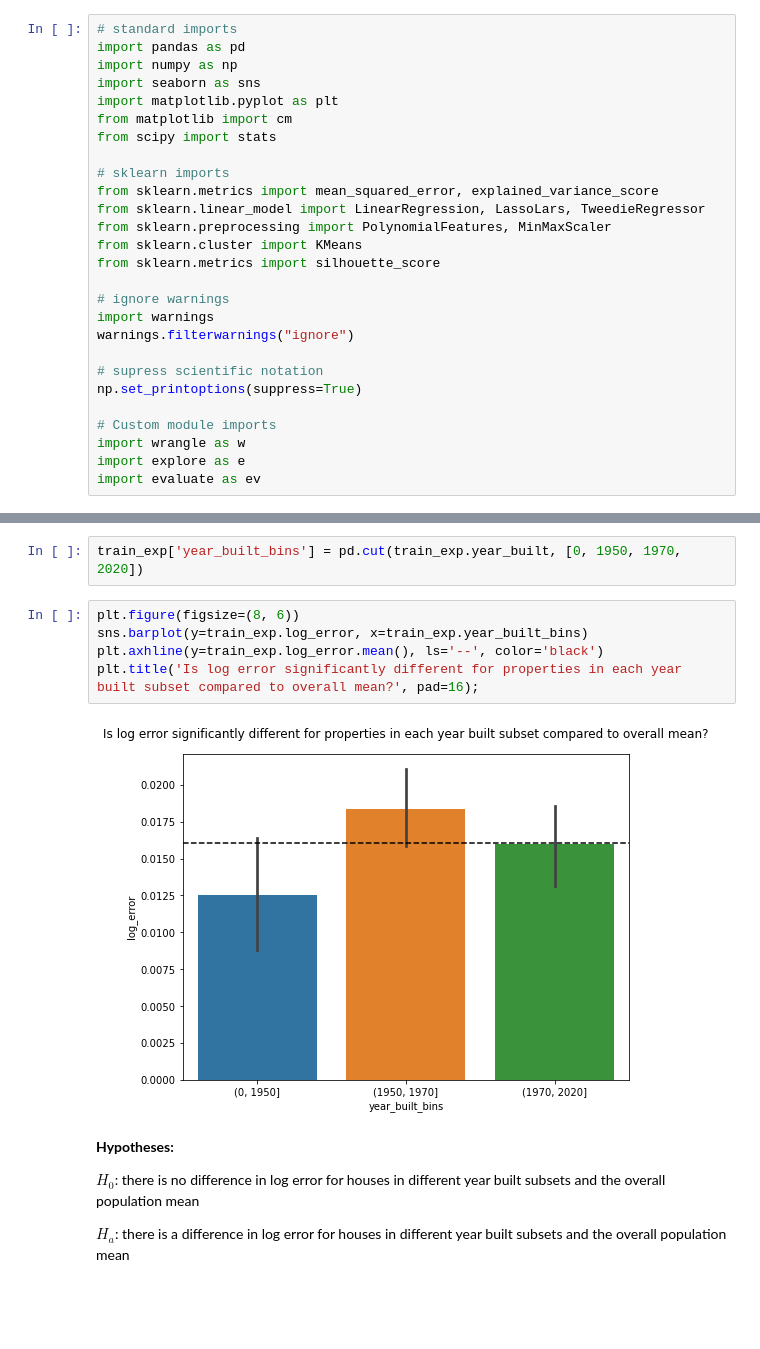
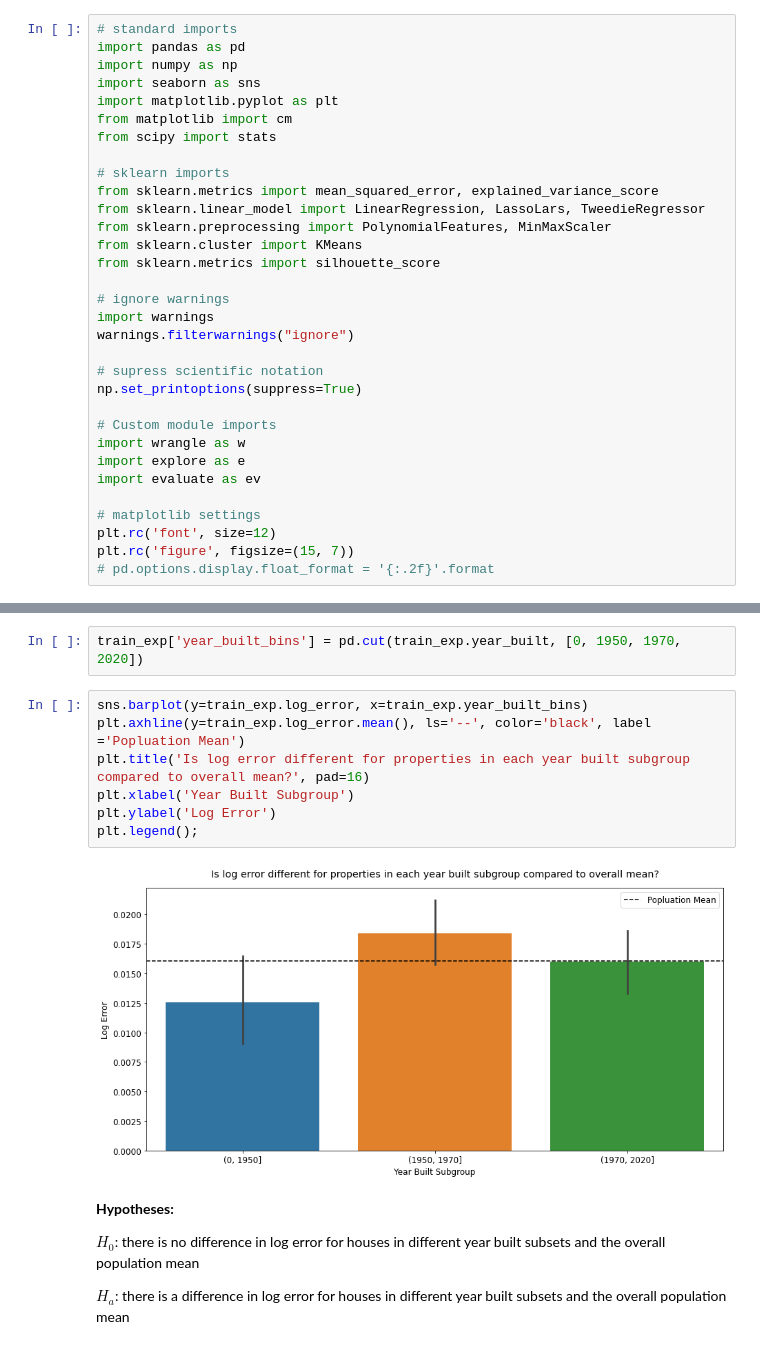
Before and after one commit to adam-talbot/clustering-project, a Jupyter notebook: final_notebook.ipynb, the cells around one changed output, grey strips where cells are left out. Cells and saved outputs as stored; diff of their text form; blank space fills up the shorter version.

```diff
--- a/final_notebook.ipynb
+++ b/final_notebook.ipynb
@@ -83,6 +83,11 @@ np.set_printoptions(suppress=True)
 import wrangle as w
 import explore as e
 import evaluate as ev
+
+# matplotlib settings
+plt.rc('font', size=12)
+plt.rc('figure', figsize=(15, 7))
+# pd.options.display.float_format = '{:.2f}'.format
 # %%
 # use function from wrangle module to acquire needed data, see wrangle.py for code
 df = w.get_zillow_data()
@@ -408,12 +421,14 @@ We reject the null hypothesis, the mean log error for the (500000, 1500000] subs
 # %%
 train_exp['year_built_bins'] = pd.cut(train_exp.year_built, [0, 1950, 1970, 2020])
 # %%
-plt.figure(figsize=(8, 6))
 sns.barplot(y=train_exp.log_error, x=train_exp.year_built_bins)
-plt.axhline(y=train_exp.log_error.mean(), ls='--', color='black')
-plt.title('Is log error significantly different for properties in each year built subset compared to overall mean?', pad=16);
+plt.axhline(y=train_exp.log_error.mean(), ls='--', color='black', label ='Popluation Mean')
+plt.title('Is log error different for properties in each year built subgroup compared to overall mean?', pad=16)
+plt.xlabel('Year Built Subgroup')
+plt.ylabel('Log Error')
+plt.legend();
 # %% [output]
-[figure, old version]
+[figure, new version]
 # %% [markdown]
 **Hypotheses:**
 
```
Also changed, not shown: parts of 38 cells of this notebook, 1 other file.
